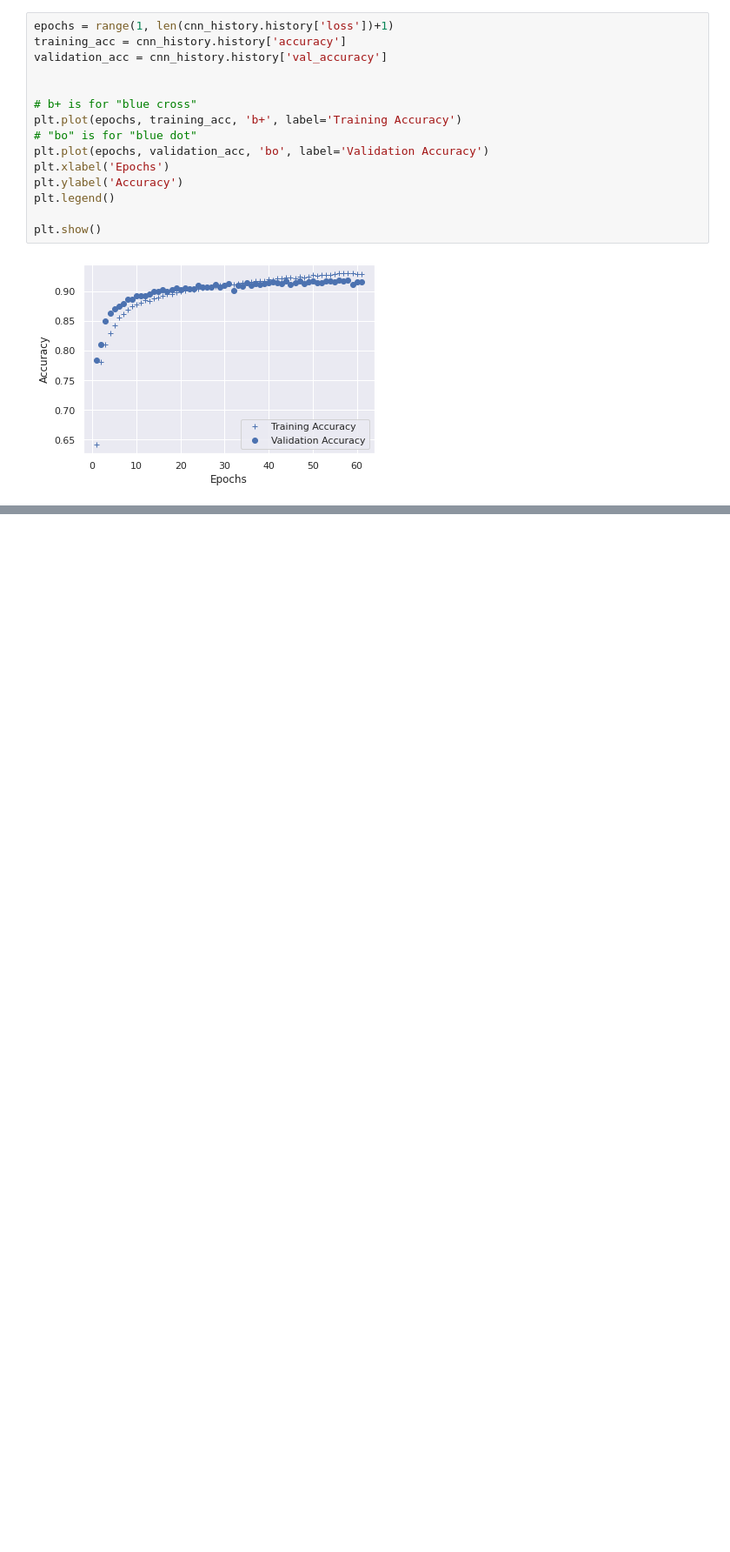
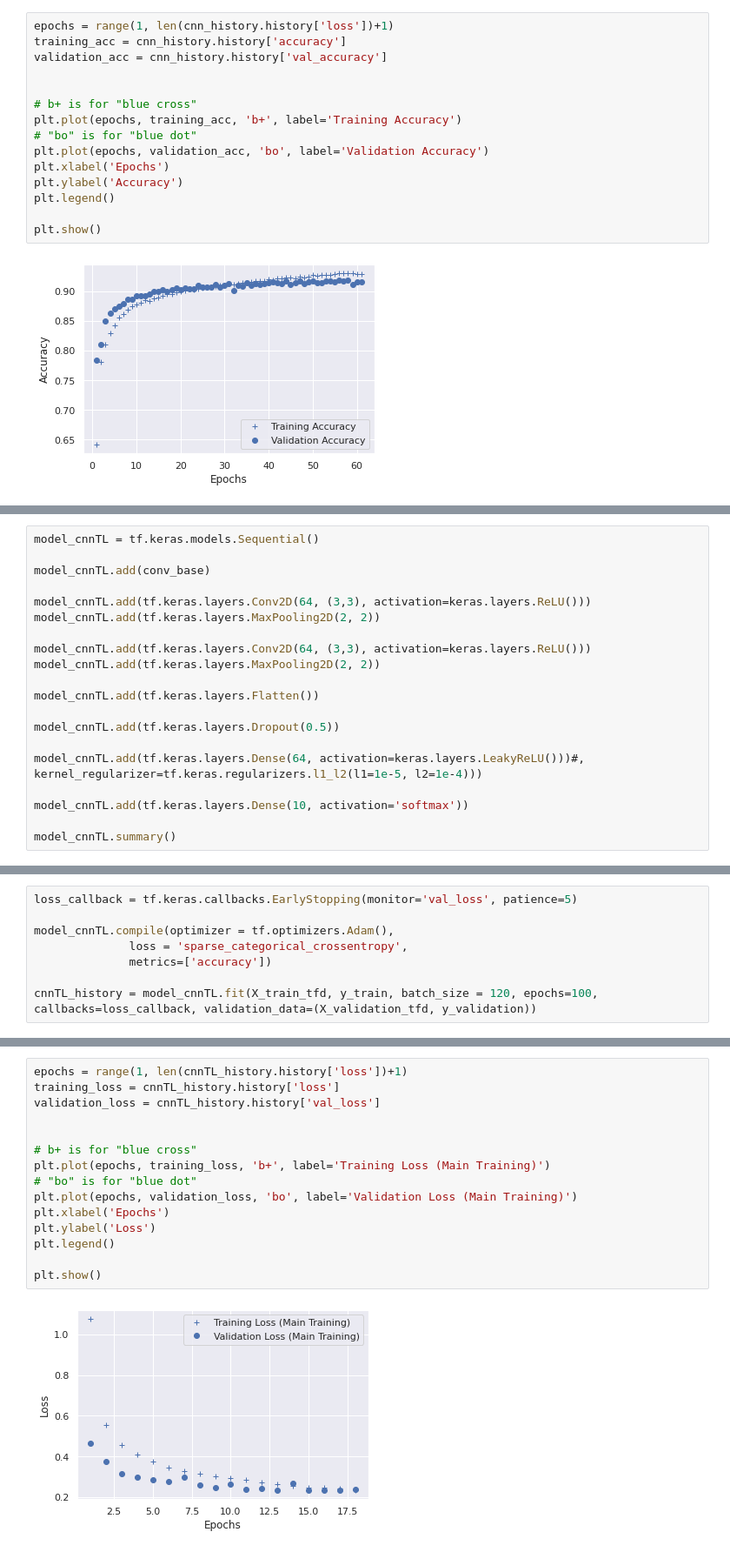
Before and after one commit to pedrohortencio/machine-learning-gladiator, a Jupyter notebook: Fashion MNIST/Fashion_MNIST_Gladiator.ipynb, the cells around one changed output, grey strips where cells are left out. Shown at 87% size. Saved outputs shown, nothing was run; the diff lists cells and outputs as text; blank space fills up the shorter version.

```diff
--- a/Fashion MNIST/Fashion_MNIST_Gladiator.ipynb
+++ b/Fashion MNIST/Fashion_MNIST_Gladiator.ipynb
@@ -263,0 +341,20 @@ plt.show()
+# %%
+model_cnnTL = tf.keras.models.Sequential()
+
+model_cnnTL.add(conv_base)
+
+model_cnnTL.add(tf.keras.layers.Conv2D(64, (3,3), activation=keras.layers.ReLU()))
+model_cnnTL.add(tf.keras.layers.MaxPooling2D(2, 2))
+
+model_cnnTL.add(tf.keras.layers.Conv2D(64, (3,3), activation=keras.layers.ReLU()))
+model_cnnTL.add(tf.keras.layers.MaxPooling2D(2, 2))
+
+model_cnnTL.add(tf.keras.layers.Flatten())
+
+model_cnnTL.add(tf.keras.layers.Dropout(0.5))
+
+model_cnnTL.add(tf.keras.layers.Dense(64, activation=keras.layers.LeakyReLU()))#, kernel_regularizer=tf.keras.regularizers.l1_l2(l1=1e-5, l2=1e-4)))
+
+model_cnnTL.add(tf.keras.layers.Dense(10, activation='softmax'))
+
+model_cnnTL.summary()
@@ -263,0 +407,8 @@ plt.show()
+# %%
+loss_callback = tf.keras.callbacks.EarlyStopping(monitor='val_loss', patience=5)
+
+model_cnnTL.compile(optimizer = tf.optimizers.Adam(),
+              loss = 'sparse_categorical_crossentropy',
+              metrics=['accuracy'])
+
+cnnTL_history = model_cnnTL.fit(X_train_tfd, y_train, batch_size = 120, epochs=100, callbacks=loss_callback, validation_data=(X_validation_tfd, y_validation))
@@ -263,0 +481,17 @@ plt.show()
+# %%
+epochs = range(1, len(cnnTL_history.history['loss'])+1)
+training_loss = cnnTL_history.history['loss']
+validation_loss = cnnTL_history.history['val_loss']
+
+
+# b+ is for "blue cross"
+plt.plot(epochs, training_loss, 'b+', label='Training Loss (Main Training)')
+# "bo" is for "blue dot"
+plt.plot(epochs, validation_loss, 'bo', label='Validation Loss (Main Training)')
+plt.xlabel('Epochs')
+plt.ylabel('Loss')
+plt.legend()
+
+plt.show()
+# %% [output]
+[figure, added]
```
Also changed, not shown: parts of 32 cells of this notebook.
